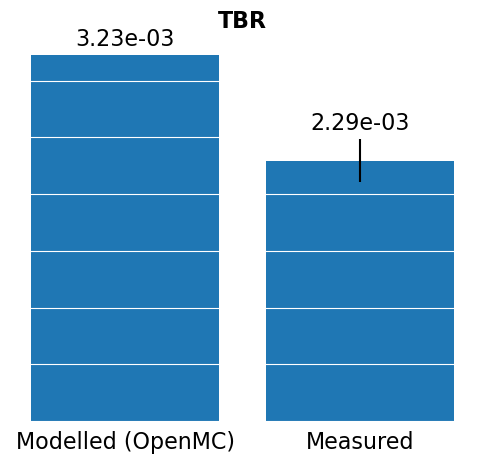
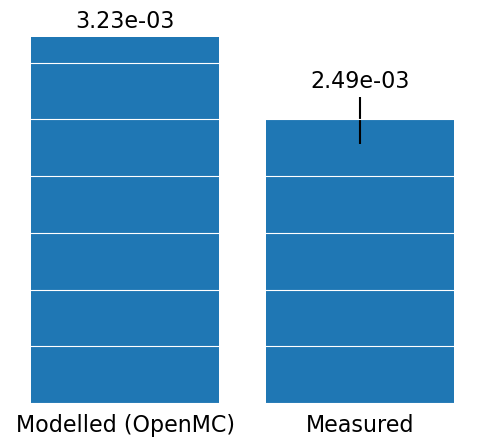
Unified diff of the notebook cell whose output changed from the first chart to the second:
--- before
+++ after
@@ -18,5 +18,4 @@
 
 plt.bar_label(bars, fontsize=16, fmt="%.2e", padding=3)
-plt.title("TBR", weight="bold", fontsize=16)
 plt.ylabel("")
 plt.gca().spines["left"].set_visible(False)

Commit: Running tritium models